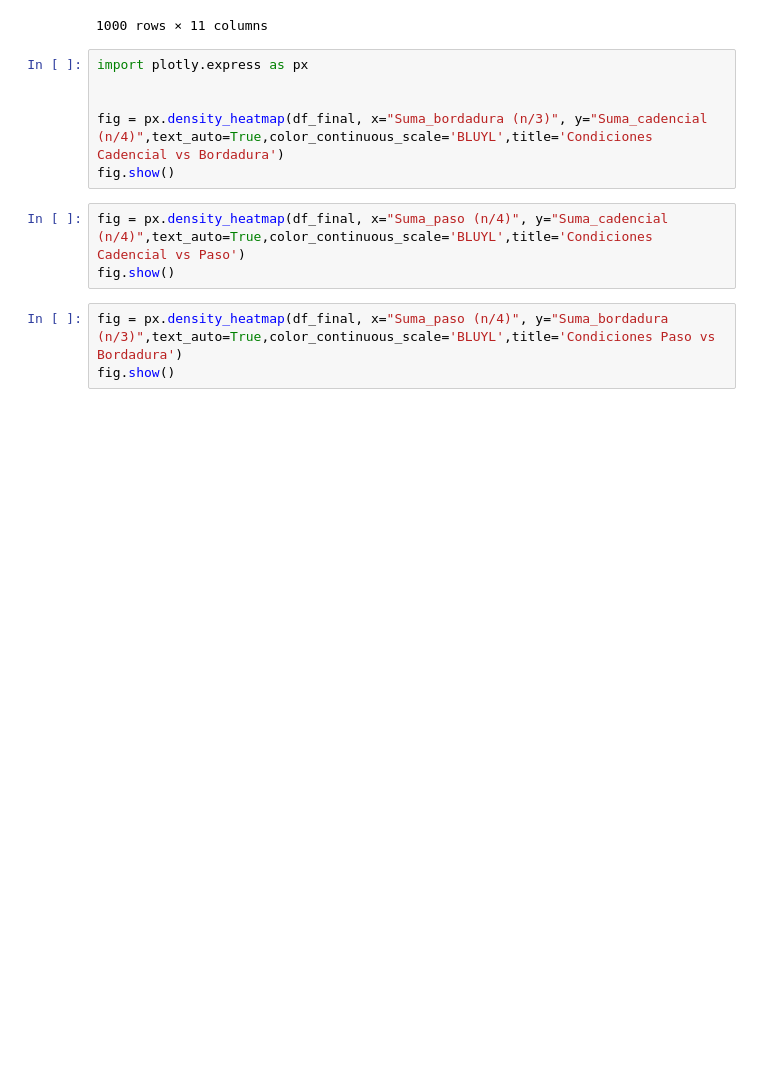
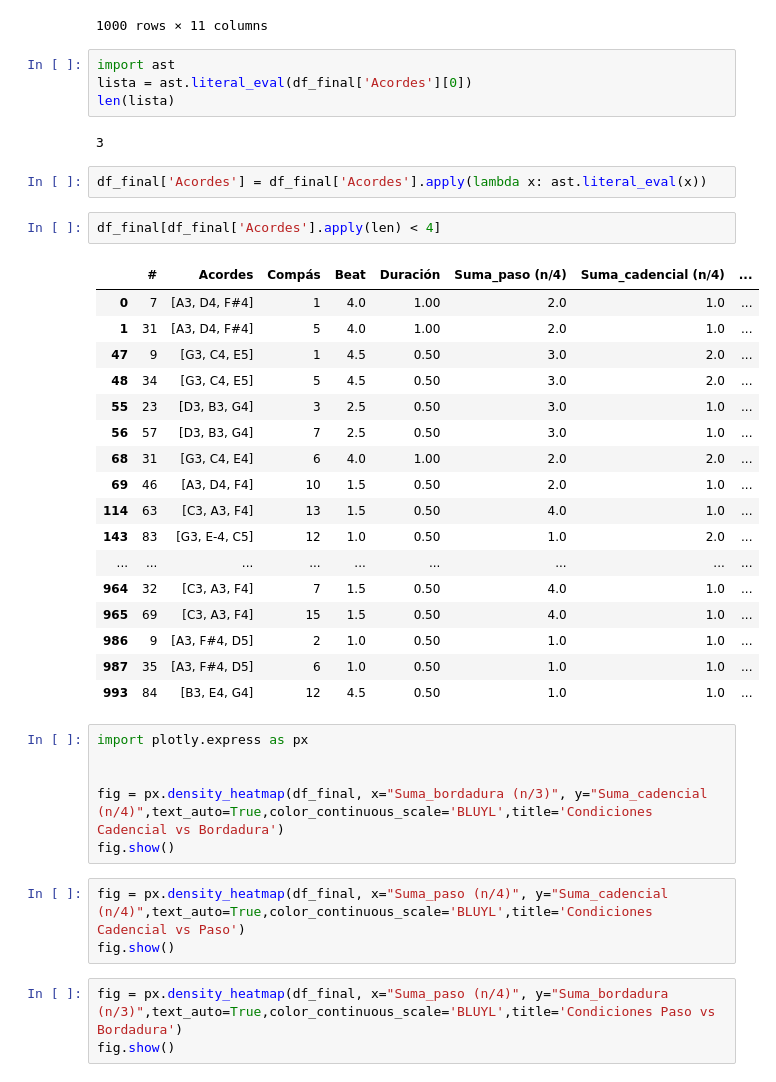
Before and after one commit to ebo1703/M_C, a Jupyter notebook: Notebooks/prueba_corales.ipynb, the cells around one changed output. Cells and saved outputs as stored; diff of their text form; blank space fills up the shorter version.

Commit message:
Error: Acordes de solo 3 voces

```diff
--- a/Notebooks/prueba_corales.ipynb
+++ b/Notebooks/prueba_corales.ipynb
@@ -133,6 +133,34 @@ df_final
 | 998 | 59 | ['F#3', 'B3', 'D4', 'B4'] | 11 | 2.0 | 0.5 | 3.0 | 1.0 | ... |
 | 999 | 65 | ['E3', 'E4', 'A4', 'C#5'] | 12 | 1.0 | 1.0 | 1.0 | 4.0 | ... |
 1000 rows × 11 columns
+# %%
+import ast
+lista = ast.literal_eval(df_final['Acordes'][0])
+len(lista)
+# %% [output]
+3
+# %%
+df_final['Acordes'] = df_final['Acordes'].apply(lambda x: ast.literal_eval(x))
+# %%
+df_final[df_final['Acordes'].apply(len) < 4]
+# %% [output]
+|  | # | Acordes | Compás | Beat | Duración | Suma_paso (n/4) | Suma_cadencial (n/4) | ... |
+| 0 | 7 | [A3, D4, F#4] | 1 | 4.0 | 1.00 | 2.0 | 1.0 | ... |
+| 1 | 31 | [A3, D4, F#4] | 5 | 4.0 | 1.00 | 2.0 | 1.0 | ... |
+| 47 | 9 | [G3, C4, E5] | 1 | 4.5 | 0.50 | 3.0 | 2.0 | ... |
+| 48 | 34 | [G3, C4, E5] | 5 | 4.5 | 0.50 | 3.0 | 2.0 | ... |
+| 55 | 23 | [D3, B3, G4] | 3 | 2.5 | 0.50 | 3.0 | 1.0 | ... |
+| 56 | 57 | [D3, B3, G4] | 7 | 2.5 | 0.50 | 3.0 | 1.0 | ... |
+| 68 | 31 | [G3, C4, E4] | 6 | 4.0 | 1.00 | 2.0 | 2.0 | ... |
+| 69 | 46 | [A3, D4, F4] | 10 | 1.5 | 0.50 | 2.0 | 1.0 | ... |
+| 114 | 63 | [C3, A3, F4] | 13 | 1.5 | 0.50 | 4.0 | 1.0 | ... |
+| 143 | 83 | [G3, E-4, C5] | 12 | 1.0 | 0.50 | 1.0 | 2.0 | ... |
+| ... | ... | ... | ... | ... | ... | ... | ... | ... |
+| 964 | 32 | [C3, A3, F4] | 7 | 1.5 | 0.50 | 4.0 | 1.0 | ... |
+| 965 | 69 | [C3, A3, F4] | 15 | 1.5 | 0.50 | 4.0 | 1.0 | ... |
+| 986 | 9 | [A3, F#4, D5] | 2 | 1.0 | 0.50 | 1.0 | 1.0 | ... |
+| 987 | 35 | [A3, F#4, D5] | 6 | 1.0 | 0.50 | 1.0 | 1.0 | ... |
+| 993 | 84 | [B3, E4, G4] | 12 | 4.5 | 0.50 | 1.0 | 1.0 | ... |
 # %%
 import plotly.express as px
 
```
Also changed, not shown: parts of 1 cell of this notebook, 1 other file.
